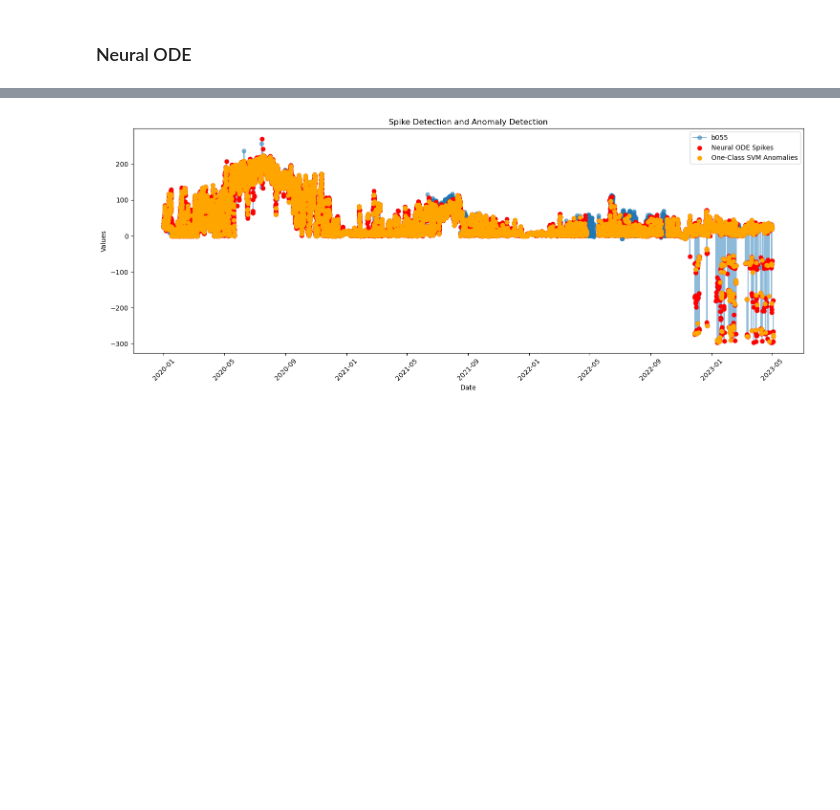
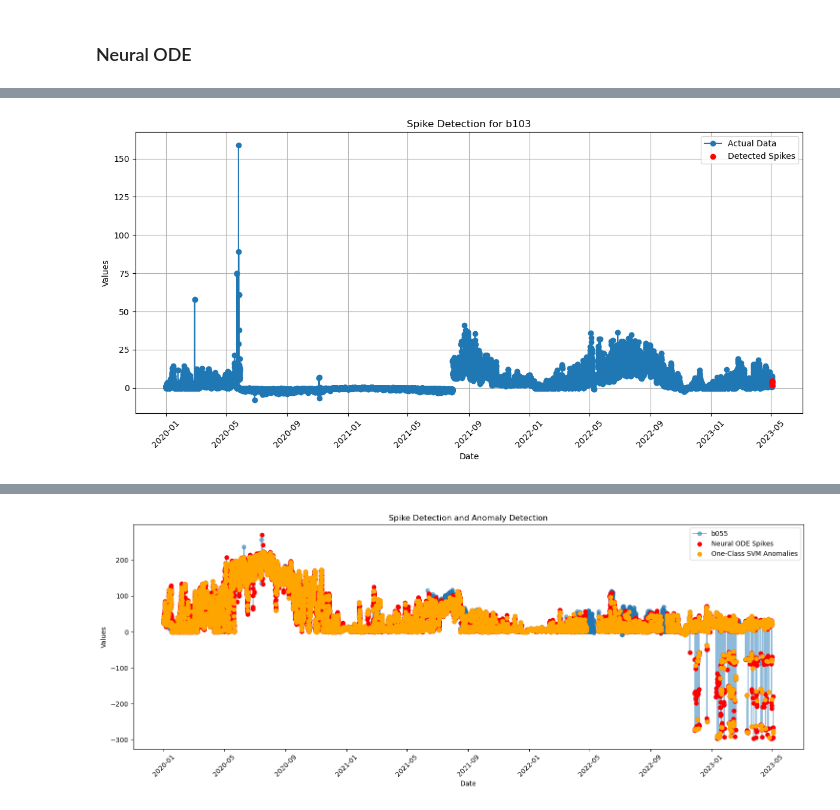
Before and after one commit to techzzt/NeuralODE-NF, a Jupyter notebook: ADD_NeuralODE.ipynb, the cells around one changed output, grey strips where cells are left out. Cells and saved outputs as stored; diff of their text form; code cells hidden in the pictures; blank space fills up the shorter version.

```diff
--- a/ADD_NeuralODE.ipynb
+++ b/ADD_NeuralODE.ipynb
@@ -204,0 +201,41 @@ tensor([[1., 0., 1.,  ..., 1., 1., 1.],
+# %%
+def plot_spikes_for_single_variable(df, col, spikes):
+    df['date'] = pd.to_datetime(df['date'])
+
+    plt.figure(figsize=(12, 6))
+    plt.plot(df['date'], df[col], label='Actual Data', marker='o', linestyle='-')
+
+    if isinstance(spikes, np.ndarray) is False:
+        spikes = spikes.detach().cpu().numpy()
+
+    if spikes.ndim > 1:
+        spikes = spikes.squeeze()
+
+    # Boolean 변환
+    spike_indices = spikes.astype(bool)
+
+    # 스파이크 배열 길이를 df 길이에 맞춤
+    if len(spike_indices) != len(df):
+        print(f"Warning: spikes length ({len(spike_indices)}) does not match df length ({len(df)}). Adjusting indices.")
+        df_filtered = df.iloc[-len(spike_indices):]  # df의 마지막 부분과 일치하도록 자름
+    else:
+        df_filtered = df
+
+    # 스파이크 감지된 데이터 선택
+    spike_dates = df_filtered.loc[spike_indices, 'date']
+    spike_values = df_filtered.loc[spike_indices, col]
+
+    plt.scatter(spike_dates, spike_values, color='red', label='Detected Spikes', zorder=5)
+
+    plt.title(f'Spike Detection for {col}')
+    plt.xlabel('Date')
+    plt.ylabel('Values')
+    plt.xticks(rotation=45)
+    plt.legend()
+    plt.grid(True)
+    plt.tight_layout()
+    plt.show()
+
+df['date'] = pd.to_datetime(df['date'])
+plot_spikes_for_single_variable(df, 'b103', spikes)
+# %% [output]
@@ -204,0 +243 @@ tensor([[1., 0., 1.,  ..., 1., 1., 1.],
+[figure, added]
```
Also changed, not shown: parts of 25 cells of this notebook.
